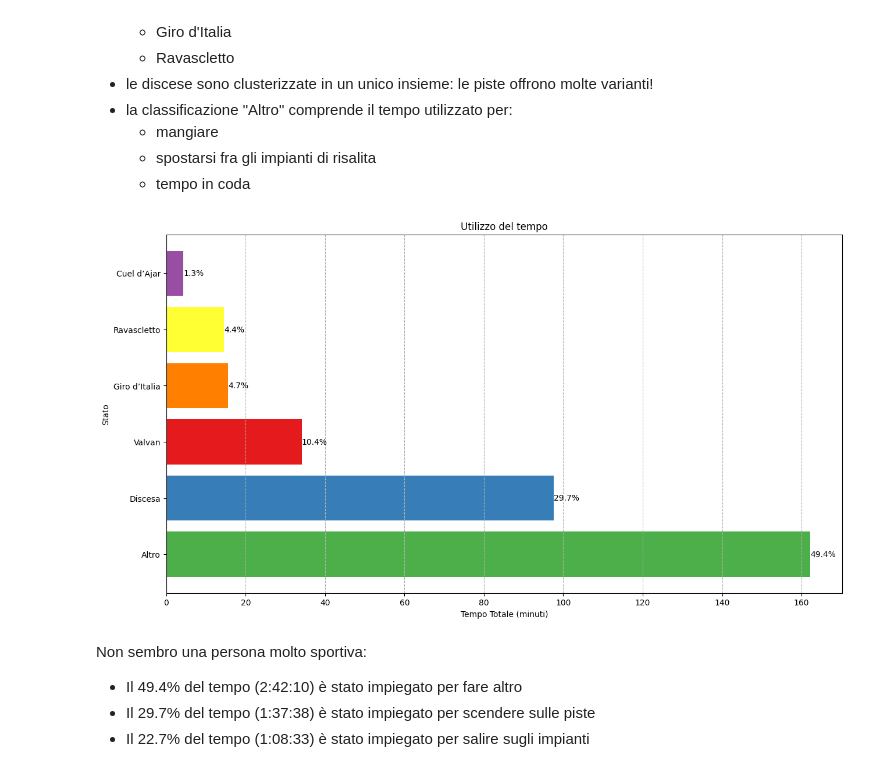
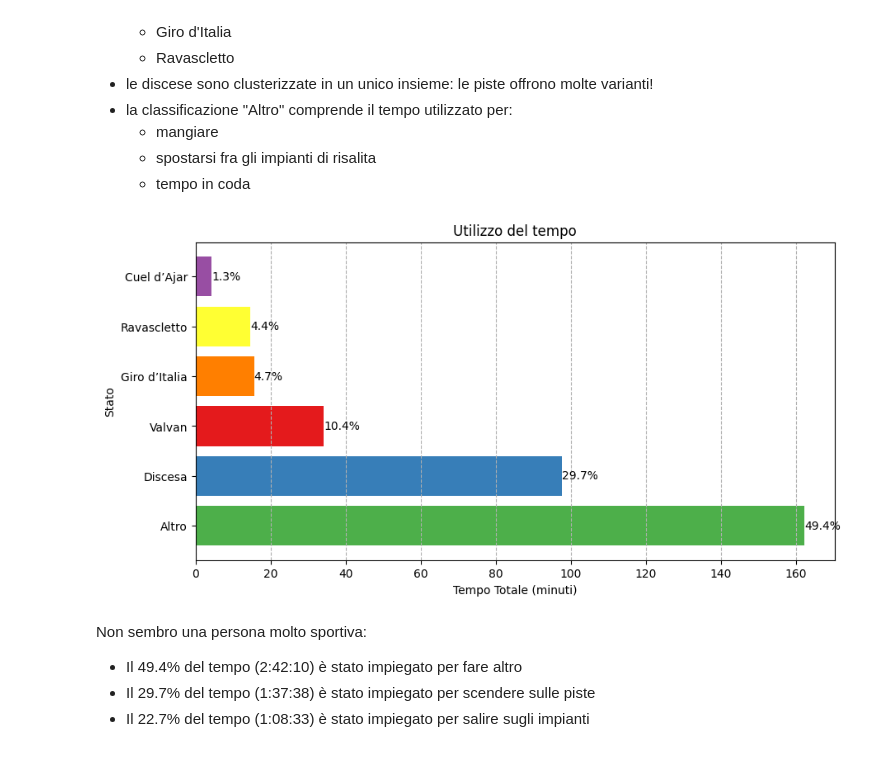
Before and after one commit to thomasmassarutto/DataSlopes, a Jupyter notebook: DataSlopes.ipynb, the cells around one changed output. Saved outputs shown, nothing was run; the diff lists cells and outputs as text; code cells hidden in the pictures.

```diff
--- a/DataSlopes.ipynb
+++ b/DataSlopes.ipynb
@@ -527,29 +527,32 @@ colori_impianti_risalita = tempo_sorted['stato'].map(colori_stato).fillna('graey
 #tempo.head(10)
 # %%
-plt.figure(figsize=(15, 8))
+plt.figure(figsize=(10, 5))
 plt.title('Utilizzo del tempo')
+
+
+colori_risalite_1 = tempo_sorted['stato'].map(colori_stato).fillna('graey')
 
 ## bar per vert barh per orizz
 plt.barh(tempo_sorted['stato'],
         tempo_sorted['tempo_totale_minuti'],
-        color=colori_impianti_risalita
+        color=colori_risalite_1
         )
 
 plt.xlabel('Tempo Totale (minuti)')
 plt.ylabel('Stato')
 plt.grid(axis='x',
         linestyle='--')
 
 ## percentuali su giornata
 for i in range(len(tempo_sorted)):
     plt.text(tempo_sorted['tempo_totale_minuti'].iloc[i],
              i,
              str(tempo_sorted['tempo_percentuale'].iloc[i].round(1)) + "%",
              va='center')
 
 plt.show()
 # %% [output]
-[figure, old version]
+[figure, new version]
 # %% [markdown]
 Non sembro una persona molto sportiva:
 
```
Also changed, not shown: parts of 6 cells of this notebook, 1 other file.
